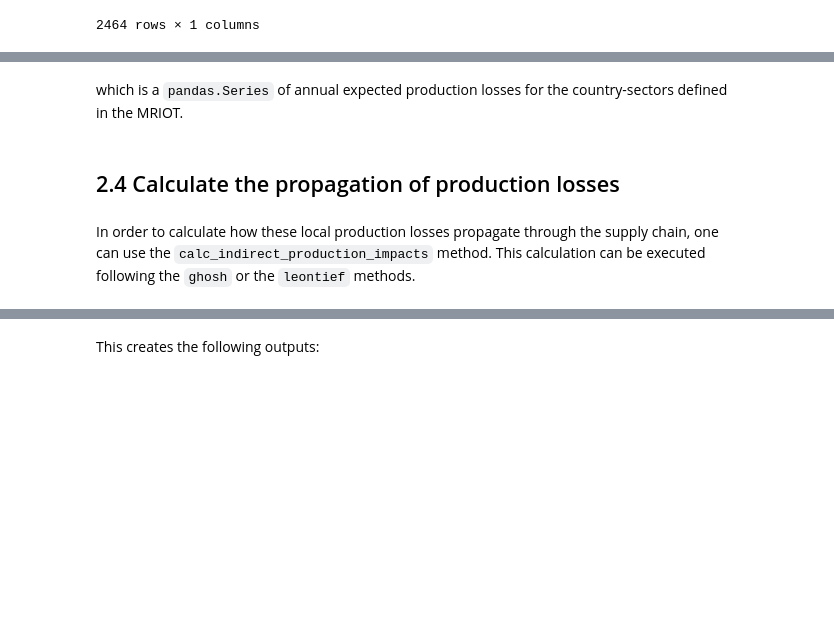
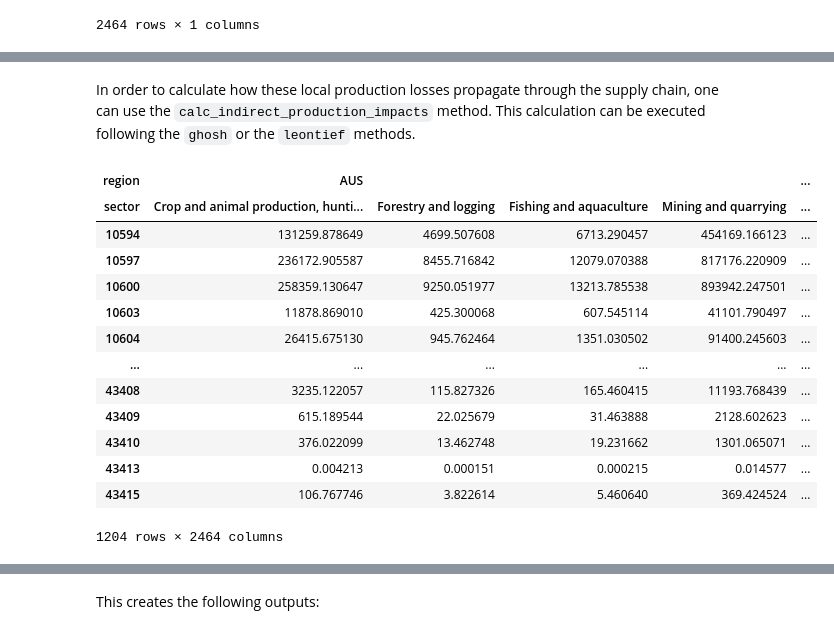
Before and after one commit to CLIMADA-project/climada_petals, a Jupyter notebook: doc/tutorial/climada_engine_SupplyChain.ipynb, the cells around one changed output, grey strips where cells are left out. Saved outputs shown, nothing was run; the diff lists cells and outputs as text; code cells hidden in the pictures; blank space fills up the shorter version.

```diff
--- a/doc/tutorial/climada_engine_SupplyChain.ipynb
+++ b/doc/tutorial/climada_engine_SupplyChain.ipynb
@@ -195,6 +250,2 @@ print(supchain.dir_prod_impt_mat.loc[:,('USA', impacted_secs)].sum().sum(),
-# %% [markdown]
-which is a `pandas.Series` of annual expected production losses for the country-sectors defined in the MRIOT.
-# %% [markdown]
-## 2.4 Calculate the propagation of production losses
 # %% [markdown]
 In order to calculate how these local production losses propagate through the supply chain, one can use the `calc_indirect_production_impacts` method. This calculation can be executed following the `ghosh` or the `leontief` methods.
@@ -202,0 +256,17 @@ supchain.calc_indirect_production_impacts(direct_impact_usa.event_id, io_approac
+# %%
+supchain.supchain_imp['ghosh']
+# %% [output]
+| region | AUS |  |  |  | ... |
+| sector | Crop and animal production, hunti... | Forestry and logging | Fishing and aquaculture | Mining and quarrying | ... |
+| 10594 | 131259.878649 | 4699.507608 | 6713.290457 | 454169.166123 | ... |
+| 10597 | 236172.905587 | 8455.716842 | 12079.070388 | 817176.220909 | ... |
+| 10600 | 258359.130647 | 9250.051977 | 13213.785538 | 893942.247501 | ... |
+| 10603 | 11878.869010 | 425.300068 | 607.545114 | 41101.790497 | ... |
+| 10604 | 26415.675130 | 945.762464 | 1351.030502 | 91400.245603 | ... |
+| ... | ... | ... | ... | ... | ... |
+| 43408 | 3235.122057 | 115.827326 | 165.460415 | 11193.768439 | ... |
+| 43409 | 615.189544 | 22.025679 | 31.463888 | 2128.602623 | ... |
+| 43410 | 376.022099 | 13.462748 | 19.231662 | 1301.065071 | ... |
+| 43413 | 0.004213 | 0.000151 | 0.000215 | 0.014577 | ... |
+| 43415 | 106.767746 | 3.822614 | 5.460640 | 369.424524 | ... |
+1204 rows × 2464 columns
```
Also changed, not shown: parts of 56 cells of this notebook, 1 other file.
